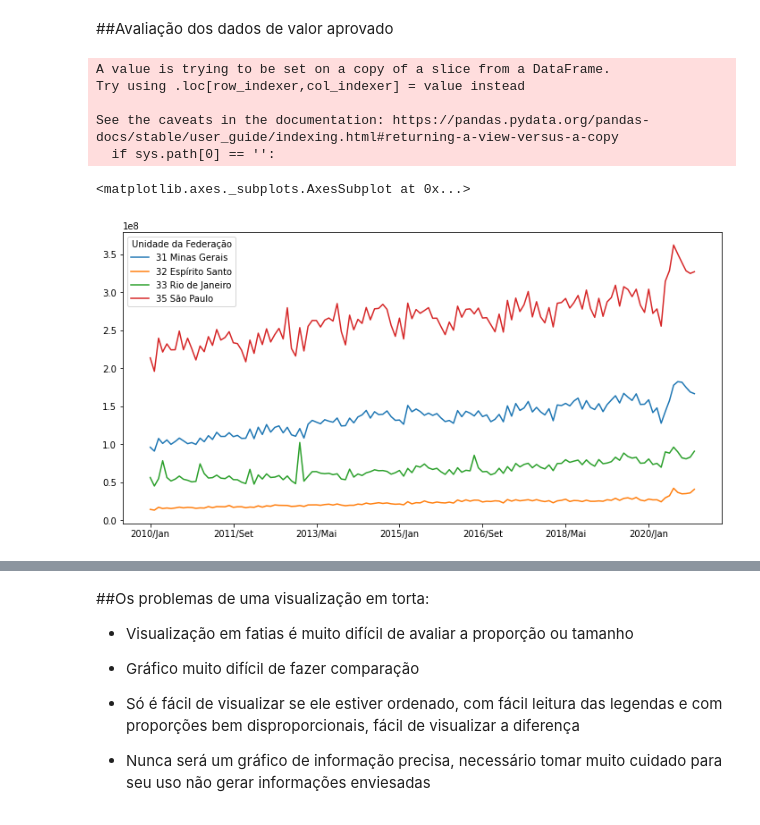
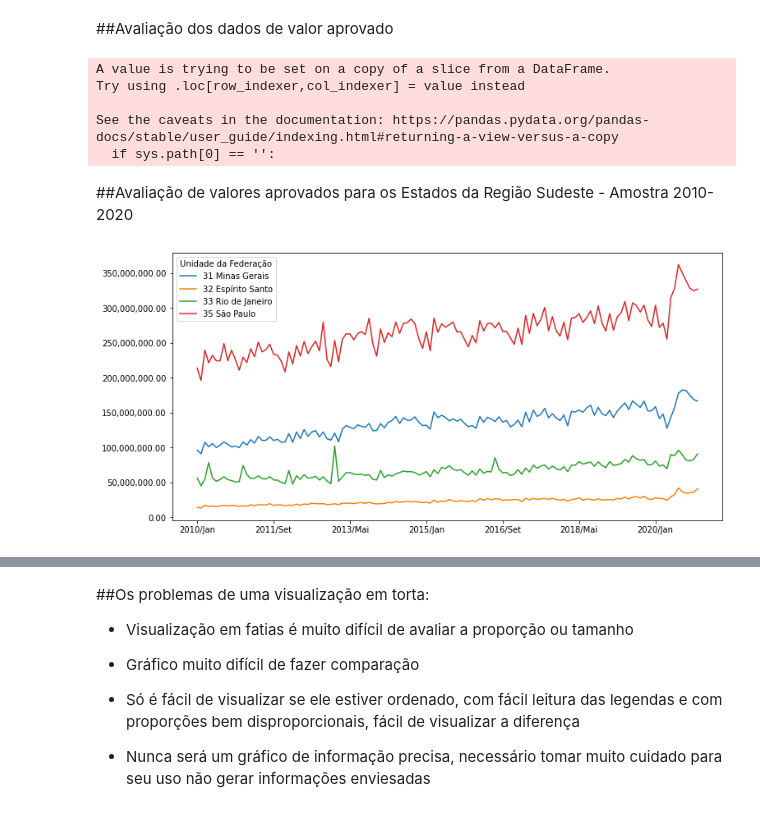
Before and after one commit to victorscouto/bootcamp-alura-datascience, a Jupyter notebook: notebook/super_desafio_modulo01.ipynb, the cells around one changed output, grey strips where cells are left out. Cells and saved outputs as stored; diff of their text form; code cells hidden in the pictures.

Commit message:
Ajuste em gráficos valores aprovados por região
Ajuste para melhor visualização do gráfico com informações dos gastos aprovados por Unidade de Federação, separando gráficos por regiões do Brasil.

```diff
--- a/notebook/super_desafio_modulo01.ipynb
+++ b/notebook/super_desafio_modulo01.ipynb
@@ -169,11 +172,17 @@ usaveis_valor_aprovado = usaveis_valor_aprovado.set_index("Unidade da Federaçã
 #filtrando apenas os estados da regiao sudeste
 valores_aprovados_sudeste = usaveis_valor_aprovado[usaveis_valor_aprovado['regiao'] == 'Sudeste']
 
-#plotando apenas as colunas de 2010 a 2020
-valores_aprovados_sudeste[colunas_ref_2010_2020].T.plot(figsize=(12,6))
+#filtrando apenas os estados da regiao nordeste
+valores_aprovados_nordeste = usaveis_valor_aprovado[usaveis_valor_aprovado['regiao'] == 'Nordeste']
 
-#plt.legend(bbox_to_anchor=(1.05,1))
-#plt.show
+#filtrando apenas os estados da regiao centro-oeste
+valores_aprovados_centrooeste = usaveis_valor_aprovado[usaveis_valor_aprovado['regiao'] == 'Centro-Oeste']
+
+#filtrando apenas os estados da regiao sul
+valores_aprovados_sul = usaveis_valor_aprovado[usaveis_valor_aprovado['regiao'] == 'Sul']
+
+#filtrando apenas os estados da regiao norte
+valores_aprovados_norte = usaveis_valor_aprovado[usaveis_valor_aprovado['regiao'] == 'Norte']
 
 #conclusões com esta base, período de 2008/Jan é uma amostra com outlier
 #possivelmente algum problema de cadastramento
@@ -183,5 +192,11 @@ Try using .loc[row_indexer,col_indexer] = value instead
 
 See the caveats in the documentation: https://pandas.pydata.org/pandas-docs/stable/user_guide/indexing.html#returning-a-view-versus-a-copy
   if sys.path[0] == '':
-<matplotlib.axes._subplots.AxesSubplot at 0x...>
-[figure, removed]
+# %% [markdown]
+##Avaliação de valores aprovados para os Estados da Região Sudeste - Amostra 2010-2020
+# %%
+#plotando apenas as colunas de 2010 a 2020
+ax_valores_aprovados_sudeste = valores_aprovados_sudeste[colunas_ref_2010_2020].T.plot(figsize=(12,6))
+ax_valores_aprovados_sudeste.yaxis.set_major_formatter(ticker.StrMethodFormatter("{x:,.2f}"))
+# %% [output]
+[figure, added]
```
Also changed, not shown: parts of 10 cells of this notebook.
